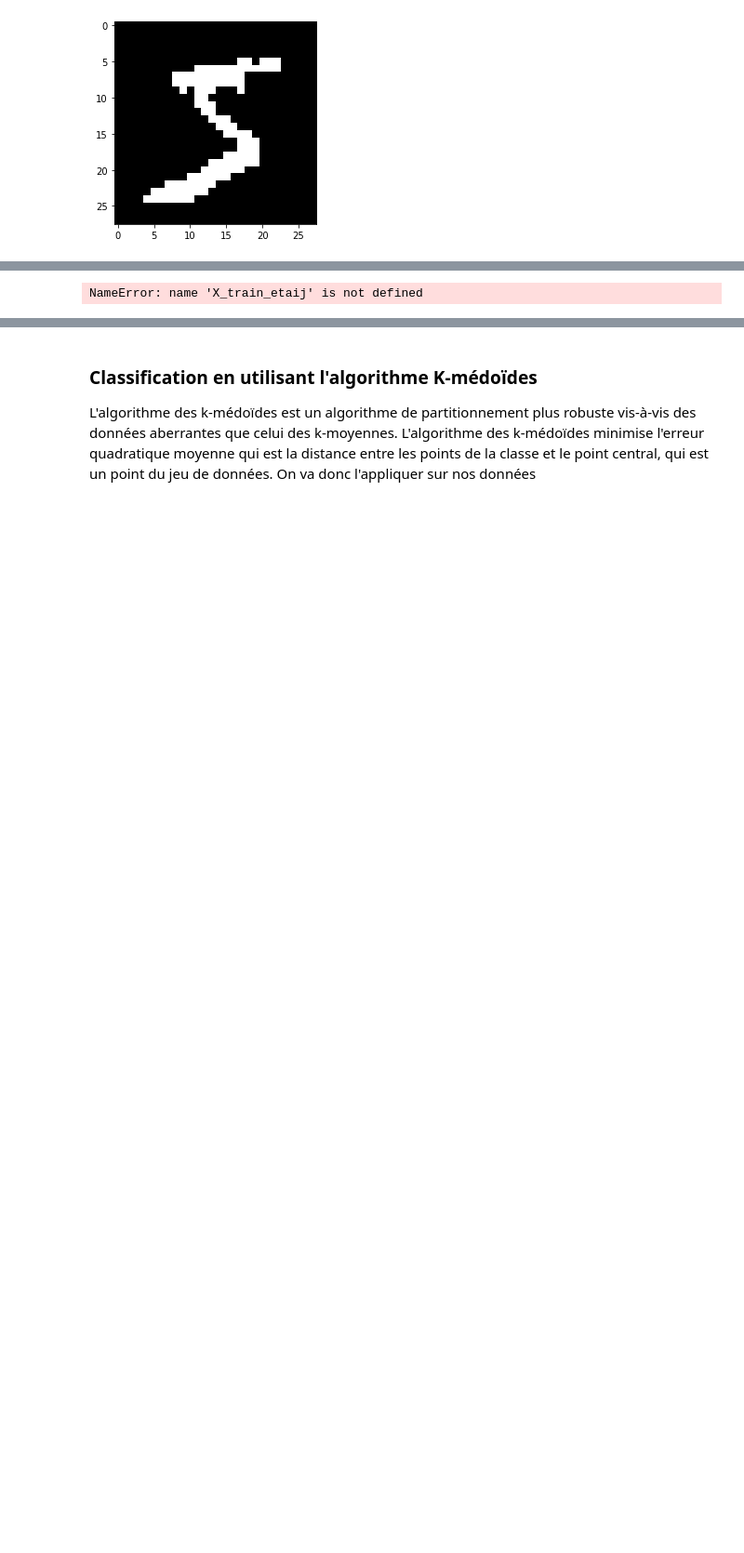
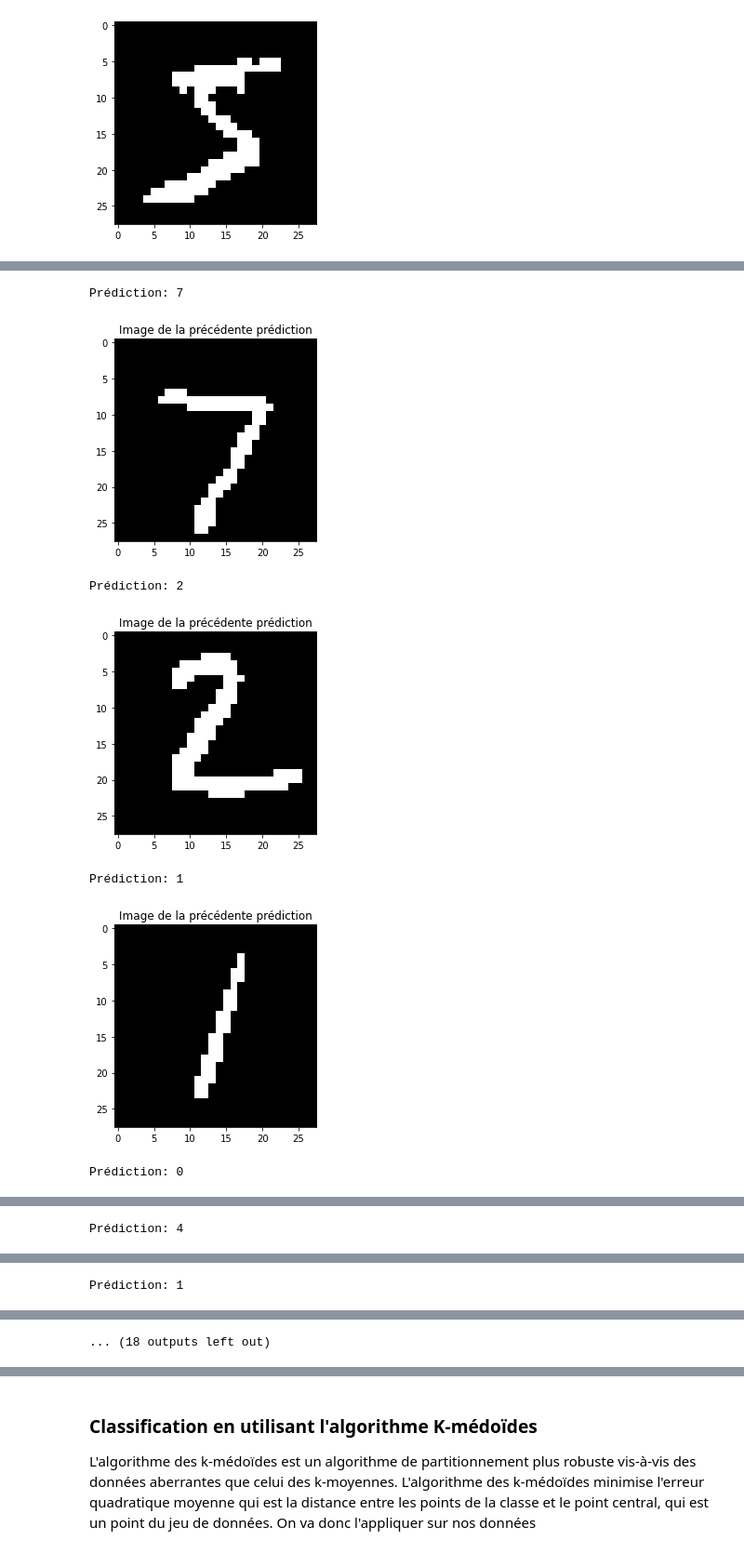
Before and after one commit to the-zucc/IFT3700-TP1, a Jupyter notebook: Travail1.ipynb, the cells around one changed output, grey strips where cells are left out. Shown at 93% size. Drawn from its saved outputs; the diff is of its cells as text; code cells hidden in the pictures; blank space fills up the shorter version.

```diff
--- a/Travail1.ipynb
+++ b/Travail1.ipynb
@@ -137,9 +139,9 @@ Une autre solution aurait été d'utiliser la fonctionnalité "precomputed" de S
 # %%
-def precompute_eta_ij(aX):
-    return np.array([compute_eta_ij(x) for x in tqdm(aX)])
+def precompute_mu_ij_matrix(aX):
+    return np.array([compute_mu_ij(x) for x in tqdm(aX)])
 
-print("précalcul des eta_ij pour le jeu de données d'entraînement")
-X_train_etaij = precompute_eta_ij(X_train)
-print("précalcul des eta_ij pour le jeu de données de tests")
-X_test_etaij = precompute_eta_ij(X_test)
+print("précalcul des mu_ij pour le jeu de données d'entraînement")
+X_train_mu = precompute_mu_ij_matrix(X_train)
+print("précalcul des mu_ij pour le jeu de données de tests")
+X_test_mu = precompute_mu_ij_matrix(X_test)
 # %% [output]
@@ -150,11 +152,31 @@ précalcul des eta_ij pour le jeu de données de tests
-# %%
-from sklearn.neighbors import KNeighborsClassifier
-
-classifier = KNeighborsClassifier(n_neighbors=13)
-classifier.fit(X_train_etaij, Y_train)
-
-x_to_classify=X_test[0]
-etaij_x = compute_eta_ij(x_to_classify)
-print(classifier.predict(np.array([etaij_x])))
-# %% [output]
-NameError: name 'X_train_etaij' is not defined
+# %%
+from sklearn.neighbors import KNeighborsClassifier
+
+
+def classify_etaij(data_point):
+
+    classifier = KNeighborsClassifier(n_neighbors=4)
+    classifier.fit(X_train_mu, Y_train)
+
+    #on sélectionne une donnée
+    x_to_classify=data_point
+    #on applique la transformation
+    mu_x = compute_mu_ij(x_to_classify)
+    #on classifie le résultat
+    print(f"Prédiction: {classifier.predict(np.array([mu_x]))[0]}")
+
+    #vérification additionnelle
+    plt.title("Image de la précédente prédiction")
+    plt.imshow(data_point.reshape((28,28)), cmap="gray")
+    plt.show()
+
+for i in range(15):
+    classify_etaij(X_test[i])
+# %% [output]
+Prédiction: 7
+[figure, added]
+Prédiction: 2
+[figure, added]
+Prédiction: 1
+[figure, added]
+Prédiction: 0
@@ -160,0 +184 @@ NameError: name 'X_train_etaij' is not defined
+Prédiction: 4
@@ -160,0 +186 @@ NameError: name 'X_train_etaij' is not defined
+Prédiction: 1
@@ -160,0 +188 @@ NameError: name 'X_train_etaij' is not defined
+... (18 outputs left out)
```
Also changed, not shown: parts of 40 cells of this notebook.
